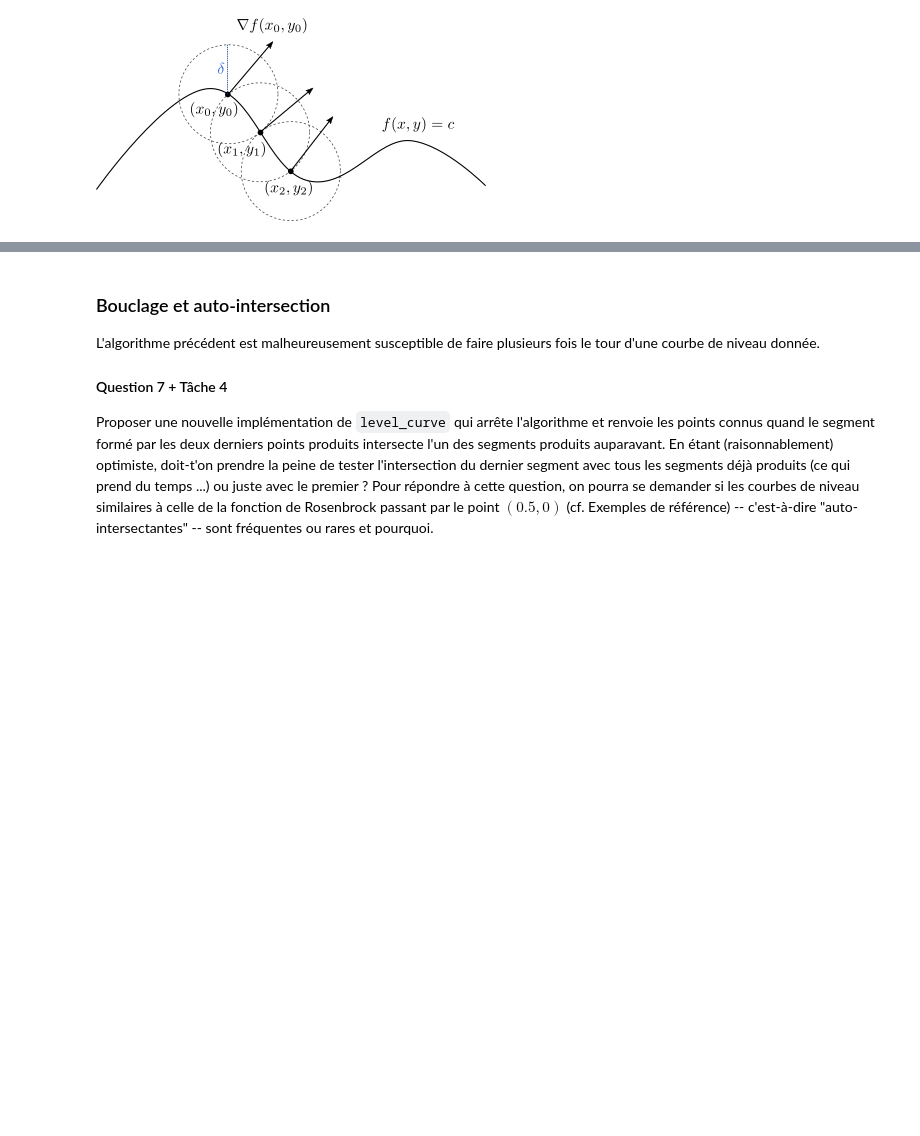
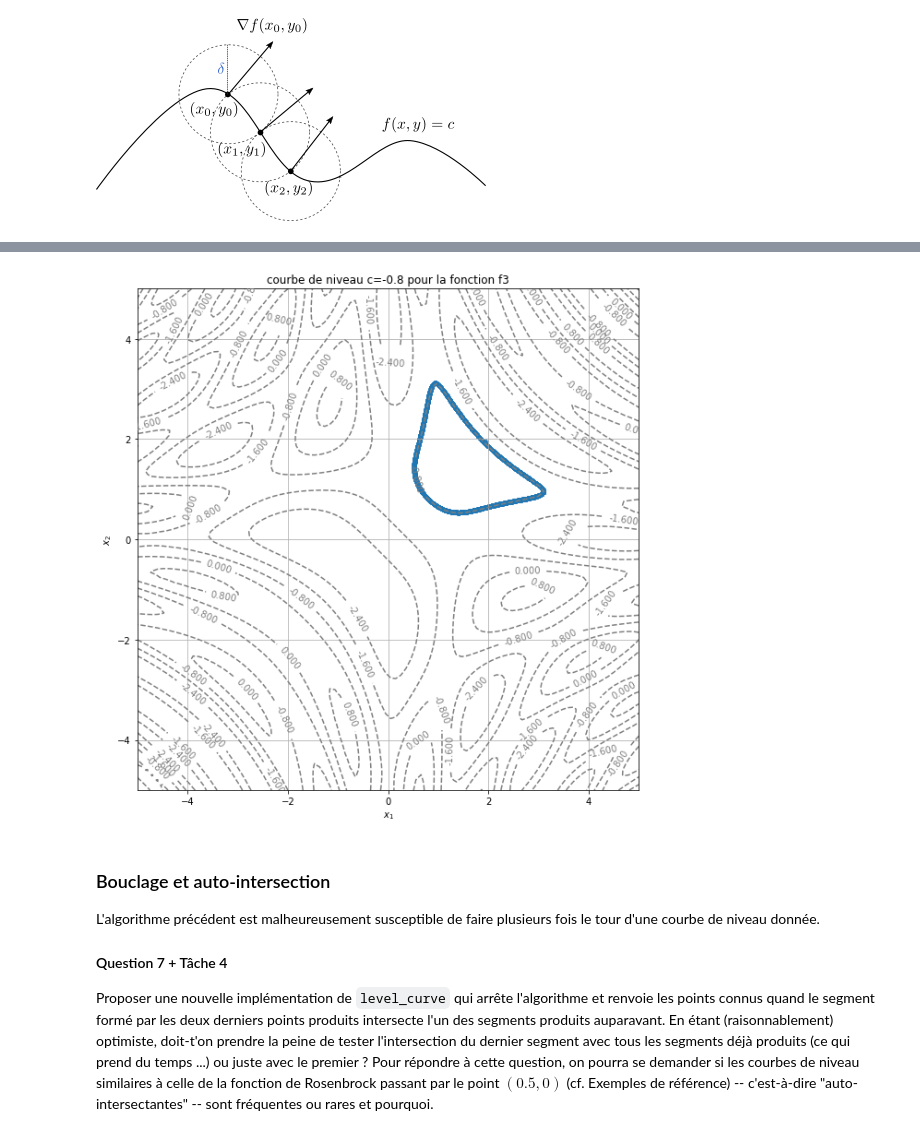
Before and after one commit to pierrechapel/projetmathsinfo, a Jupyter notebook: notebook ChapelThuillier.ipynb, the cells around one changed output, grey strips where cells are left out. Cells and saved outputs as stored; diff of their text form; code cells hidden in the pictures; blank space fills up the shorter version.

```diff
--- a/notebook ChapelThuillier.ipynb
+++ b/notebook ChapelThuillier.ipynb
@@ -272,11 +298,9 @@ Implémenter la fonction `Newton` en complétant le canevas ci-dessous
 # %%
 
 def Newton(F, x0, y0, eps=0.01, N=100):
-    yn = y0+eps
-
     for i in range(N):
 
-        a = np.array([x0, yn]) - np.linalg.inv(J(F)(x0, yn))@F(x0, yn)
+        a = np.array([x0, y0]) - np.linalg.inv(J(F)(x0, y0))@F(x0, y0)
         xn, yn = a[0], a[1]
         if np.sqrt((xn - x0)**2 + (yn - y0)**2) <= eps:
             return np.array([xn, yn])
@@ -350,3 +395,14 @@ display_contour2(f2, coordonnées, f"courbe de niveau c={level} pour la fonction
+# %%
+coordonnées3 = level_curve(f3, fonction_avec_contrainte3, 1.95, 1.95, 0.02, 0.1, 1000, 100)
+
+display_contour2(
+    f3, coordonnées3, f"courbe de niveau c={level} pour la fonction f3",
+    x=np.linspace(-5.0, 5.0, 100),
+    y=np.linspace(-5.0, 5.0, 100),
+    levels=5, # 5 levels, automatically selected
+)
+# %% [output]
+[figure, added]
 # %% [markdown]
 ### Bouclage et auto-intersection
 
```
Also changed, not shown: parts of 15 cells of this notebook.
